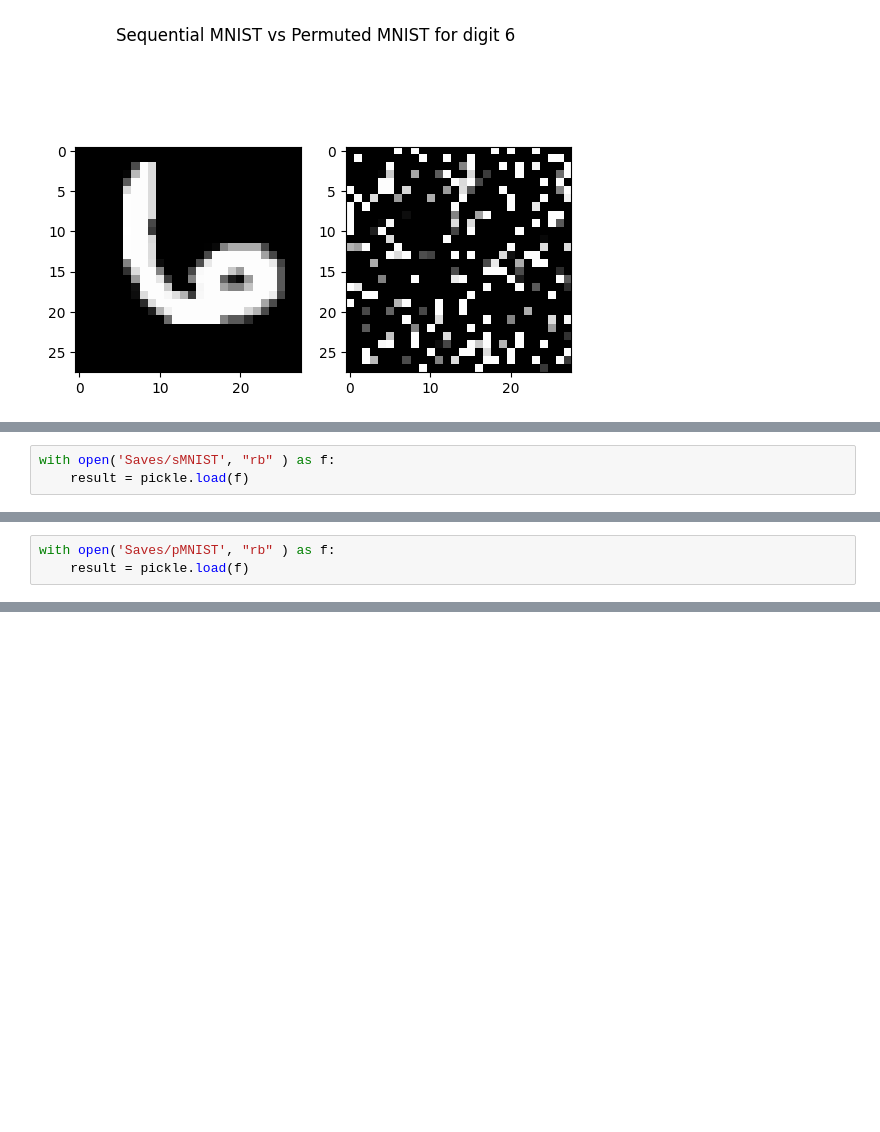
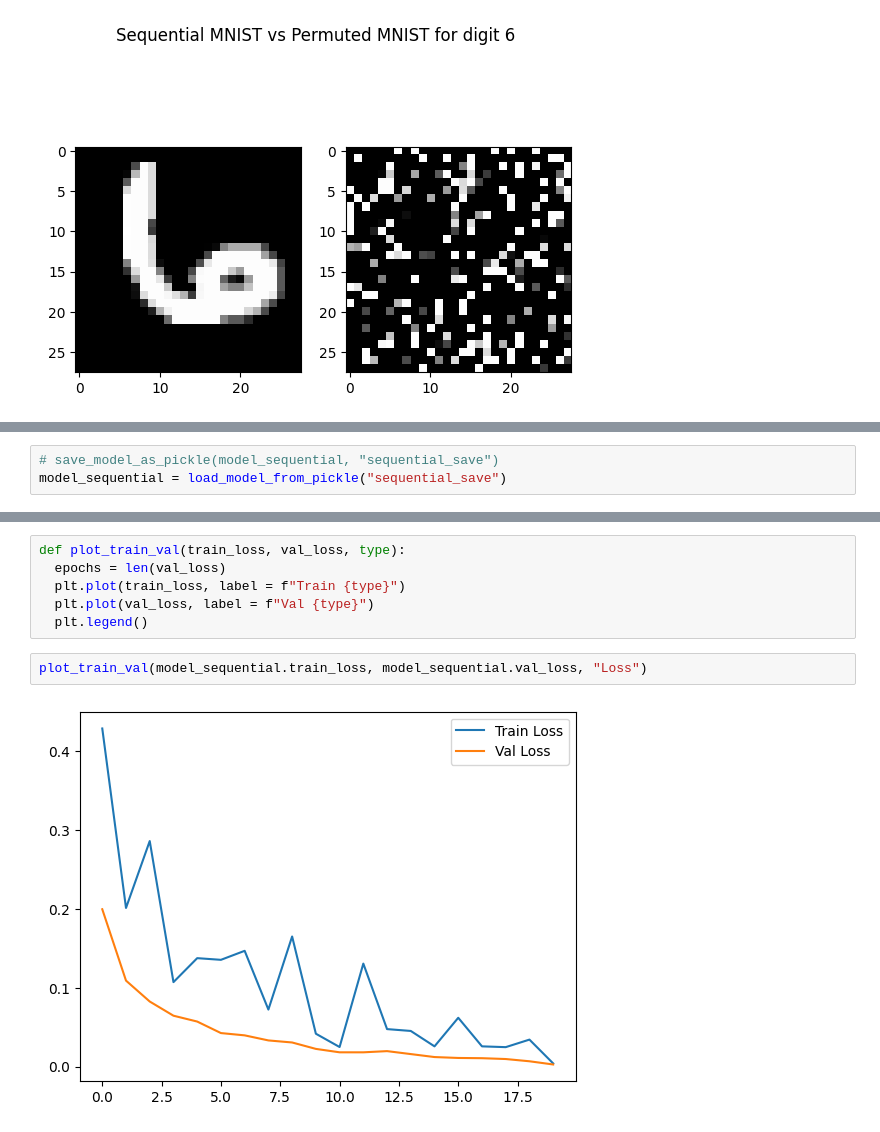
Before and after one commit to aflah02/DL_Assignments, a Jupyter notebook: Assignment_3/Task_1/main.ipynb, the cells around one changed output, grey strips where cells are left out. Cells and saved outputs as stored; diff of their text form; blank space fills up the shorter version.

```diff
--- a/Assignment_3/Task_1/main.ipynb
+++ b/Assignment_3/Task_1/main.ipynb
@@ -214,3 +100,0 @@ variables.h5                                   2023-03-28 08:12:00      1250360
-# %%
-with open('Saves/sMNIST', "rb" ) as f:
-    result = pickle.load(f)
@@ -415,3 +100,0 @@ variables.h5                                   2023-03-28 09:47:55      1250360
-# %%
-with open('Saves/pMNIST', "rb" ) as f:
-    result = pickle.load(f)
@@ -502,0 +984,3 @@ weighted avg   0.103840  0.098000  0.084951  12000.000
+# %%
+# save_model_as_pickle(model_sequential, "sequential_save")
+model_sequential = load_model_from_pickle("sequential_save")
@@ -502,0 +1024,10 @@ weighted avg   0.103840  0.098000  0.084951  12000.000
+# %%
+def plot_train_val(train_loss, val_loss, type):
+  epochs = len(val_loss)
+  plt.plot(train_loss, label = f"Train {type}")
+  plt.plot(val_loss, label = f"Val {type}")
+  plt.legend()
+# %%
+plot_train_val(model_sequential.train_loss, model_sequential.val_loss, "Loss")
+# %% [output]
+[figure, added]
```
Also changed, not shown: parts of 59 cells of this notebook, 16 other files.
